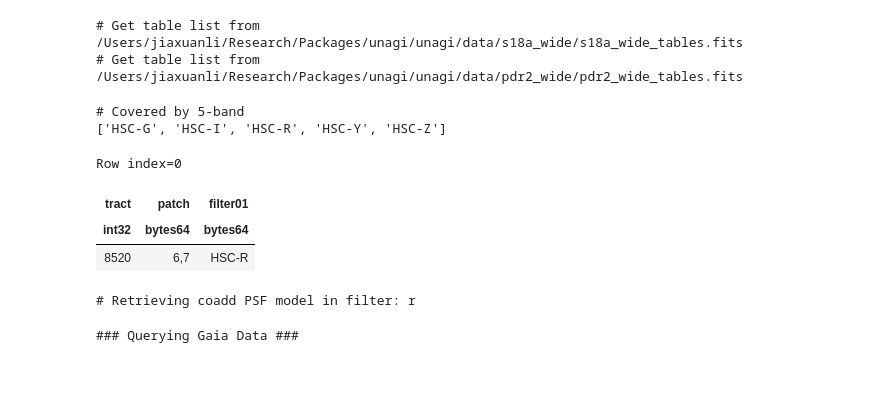
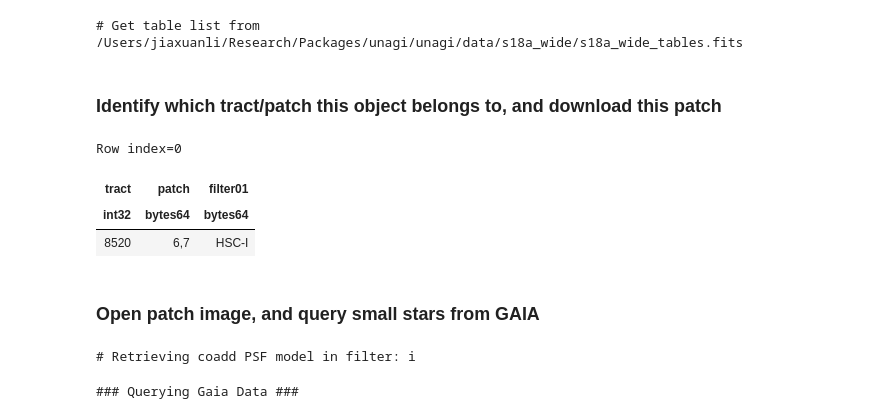
Before and after one commit to AstroJacobLi/HSC_stacking, a Jupyter notebook: PSF-stack.ipynb, the cells around one changed output. Drawn from its saved outputs; the diff is of its cells as text; code cells hidden in the pictures; blank space fills up the shorter version.

```diff
--- a/PSF-stack.ipynb
+++ b/PSF-stack.ipynb
@@ -36,10 +34,9 @@ from unagi.task import hsc_cutout, hsc_tricolor, hsc_psf, hsc_check_coverage
 
 # Setup HSC server
 s18a = hsc.Hsc(dr='dr2', rerun='s18a_wide', verbose=True)
-pdr2 = hsc.Hsc(dr='pdr2', rerun='pdr2_wide', verbose=True)
+#pdr2 = hsc.Hsc(dr='pdr2', rerun='pdr2_wide', verbose=True)
 # %% [output]
 # Get table list from /Users/jiaxuanli/Research/Packages/unagi/unagi/data/s18a_wide/s18a_wide_tables.fits
-# Get table list from /Users/jiaxuanli/Research/Packages/unagi/unagi/data/pdr2_wide/pdr2_wide_tables.fits
 # %%
 from lvhuo.stack import Stack, StackSky, StackStar
 from lvhuo.display import (display_single, display_multiple, \
@@ -50,15 +47,13 @@ obj_cat = Table.read('s16a_massive_z_0.5_logm_11.4_decals_full_fdfc_bsm_ell.fits
 obj = obj_cat[4]
 obj_coor = SkyCoord(obj['ra'], obj['dec'], unit='deg')
+# %% [markdown]
+### Identify which tract/patch this object belongs to, and download this patch
 # %%
-cover_tb = hsc_check_coverage(obj_coor, archive=pdr2, verbose=True)
+cover_tb = hsc_check_coverage(obj_coor, archive=s18a, verbose=True)
+cover_tb[np.where(cover_tb['filter01'] == 'HSC-I')][0]
 # %% [output]
-# Covered by 5-band
-['HSC-G', 'HSC-I', 'HSC-R', 'HSC-Y', 'HSC-Z']
+Row index=0
+| tract | patch | filter01 |
+| int32 | bytes64 | bytes64 |
+| 8520 | 6,7 | HSC-I |
-# %%
-cover_tb[np.where(cover_tb['filter01'] == 'HSC-R')][0]
-# %% [output]
-Row index=0
-| tract | patch | filter01 |
-| int32 | bytes64 | bytes64 |
-| 8520 | 6,7 | HSC-R |
 # %%
@@ -66,12 +61,14 @@ Row index=0
+# %% [markdown]
+### Open patch image, and query small stars from GAIA
 # %%
-hdu = fits.open('calexp-HSC-R-8520-6,7.fits')
+hdu = fits.open('dr2_s18a_wide_8520_6,7_i.fits')
 img = hdu[1].data
 hscmask = hdu[2].data
 img_hdr = hdu[1].header
 w = wcs.WCS(img_hdr)
 hdu.close()
-psf = hsc_psf(obj_coor, filters='r', archive=s18a)[0].data
+psf = hsc_psf(obj_coor, filters='i', archive=s18a)[0].data
 # %% [output]
-# Retrieving coadd PSF model in filter: r
+# Retrieving coadd PSF model in filter: i
 # %%
 # Query GAIA stars
```
Also changed, not shown: parts of 26 cells of this notebook, 4 other files.
